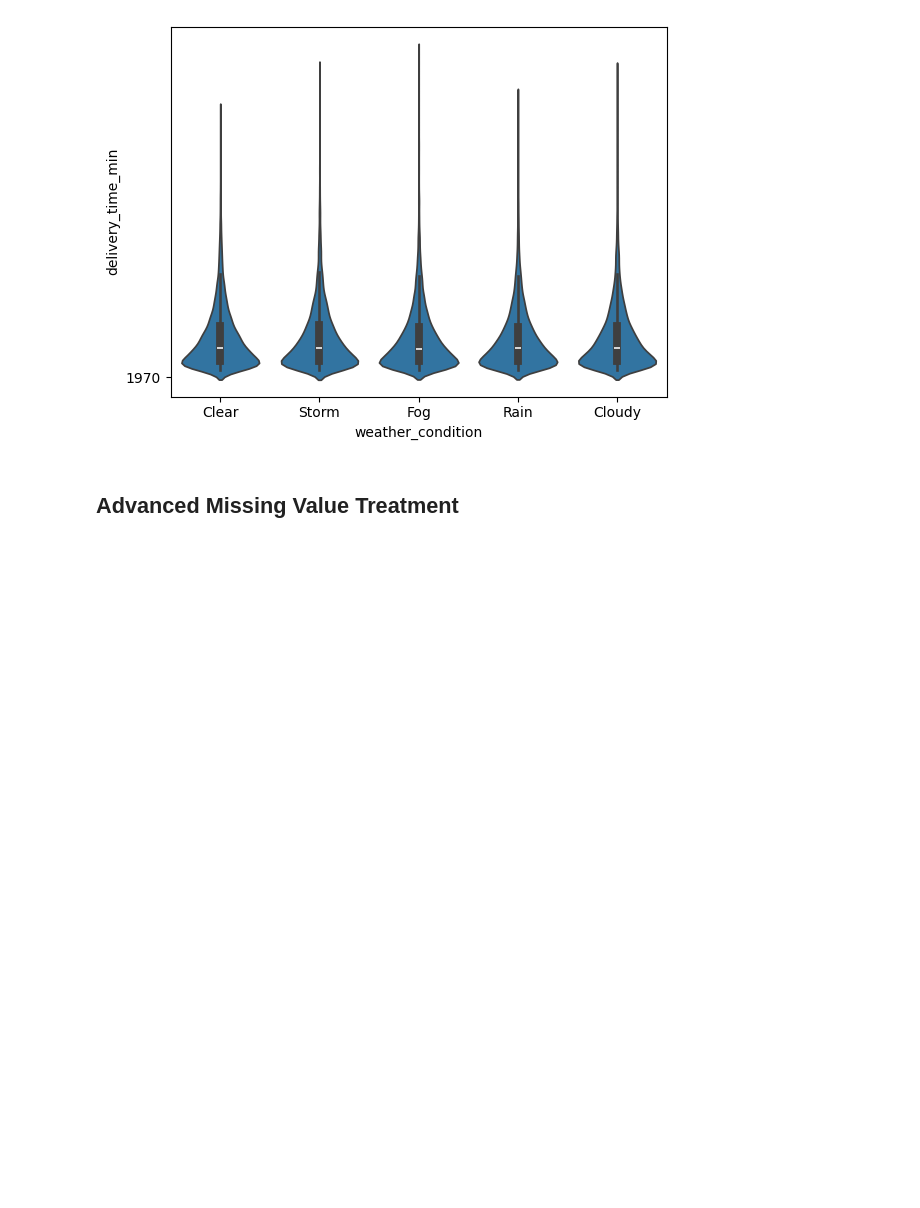
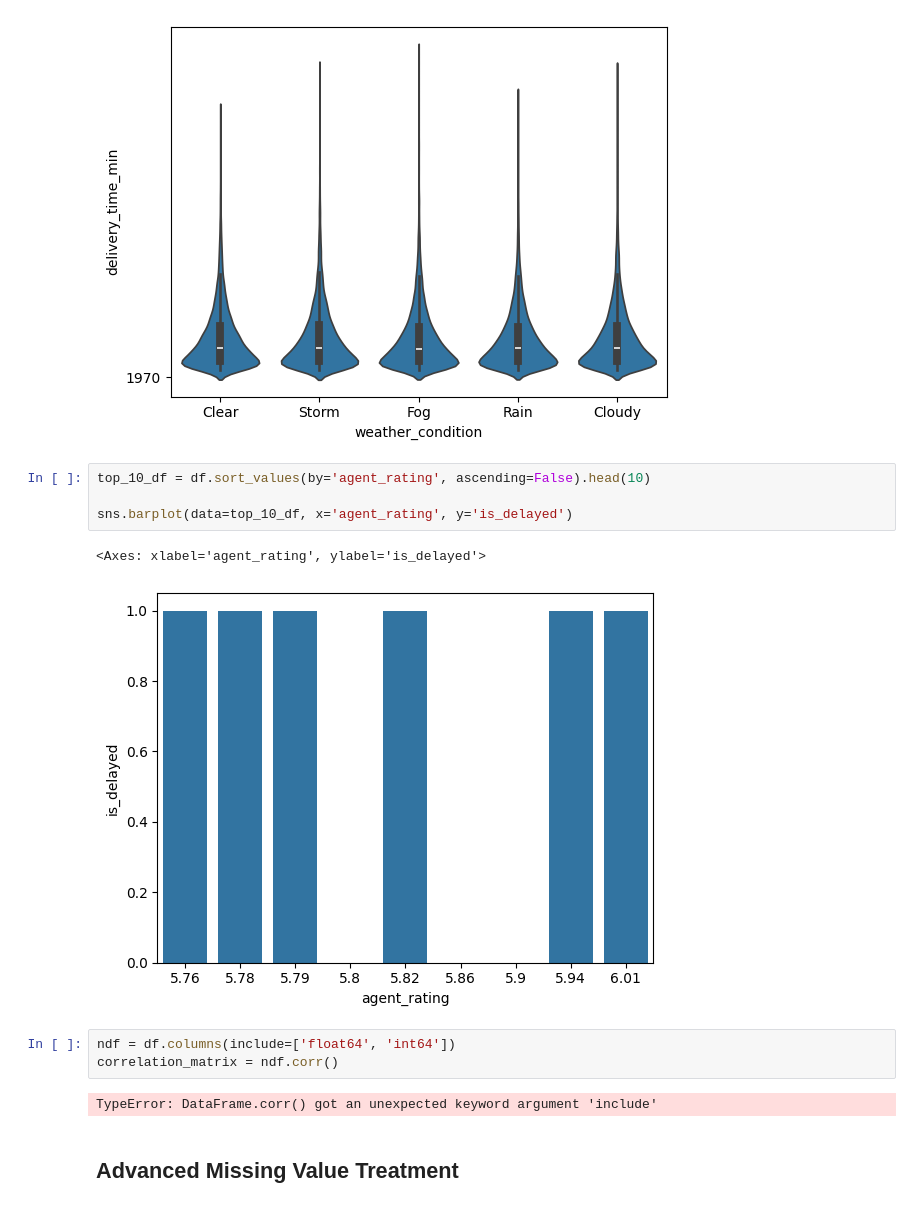
Before and after one commit to omvaja693-create/Amazon-s-Data-Preprocessing-Feature-Engineering, a Jupyter notebook: anazon_analysis.ipynb, the cells around one changed output. Cells and saved outputs as stored; diff of their text form; blank space fills up the shorter version.

```diff
--- a/anazon_analysis.ipynb
+++ b/anazon_analysis.ipynb
@@ -363,6 +363,18 @@ sns.violinplot(
 # %% [output]
 <Axes: xlabel='weather_condition', ylabel='delivery_time_min'>
 [figure]
+# %%
+top_10_df = df.sort_values(by='agent_rating', ascending=False).head(10)
+
+sns.barplot(data=top_10_df, x='agent_rating', y='is_delayed')
+# %% [output]
+<Axes: xlabel='agent_rating', ylabel='is_delayed'>
+[figure, added]
+# %%
+ndf = df.columns(include=['float64', 'int64'])
+correlation_matrix = ndf.corr()
+# %% [output]
+TypeError: DataFrame.corr() got an unexpected keyword argument 'include'
 # %% [markdown]
 ## Advanced Missing Value Treatment
 # %% [markdown]
```
